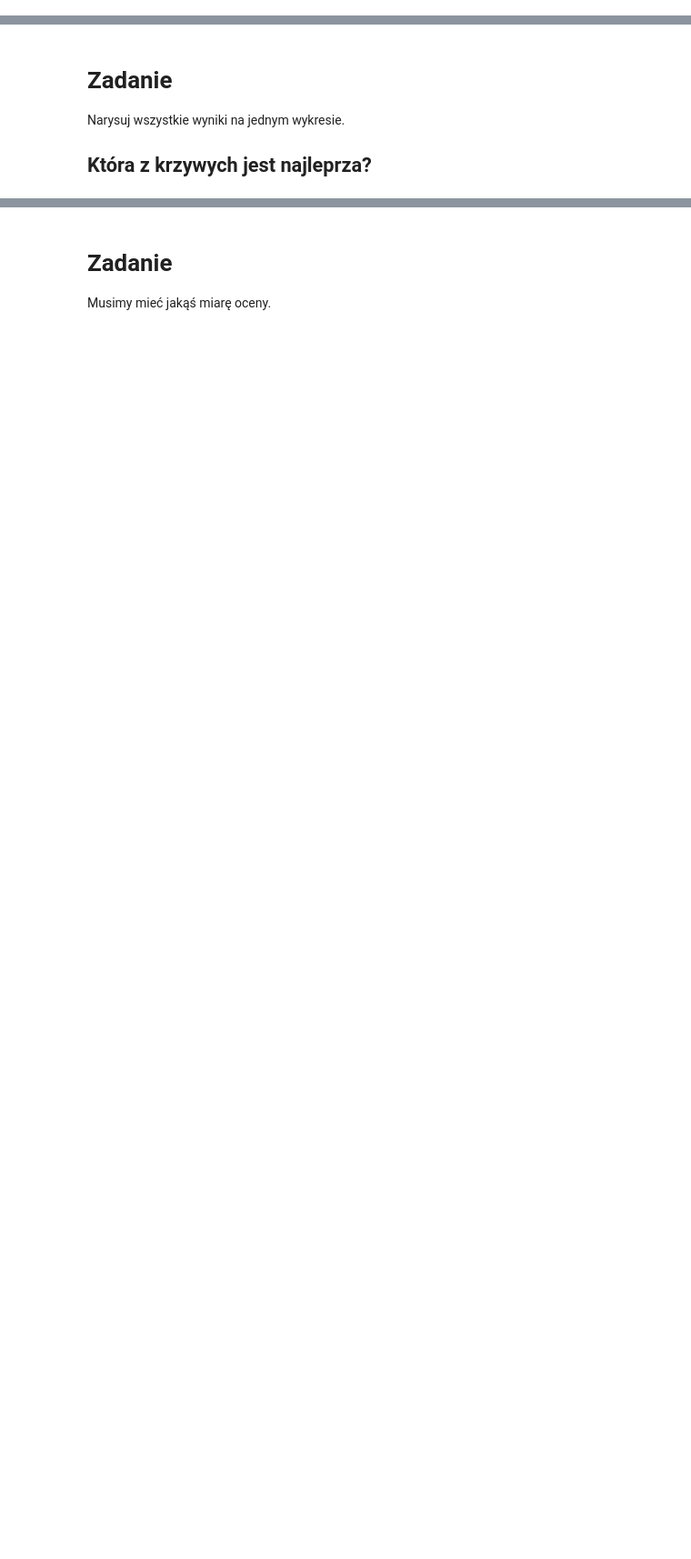
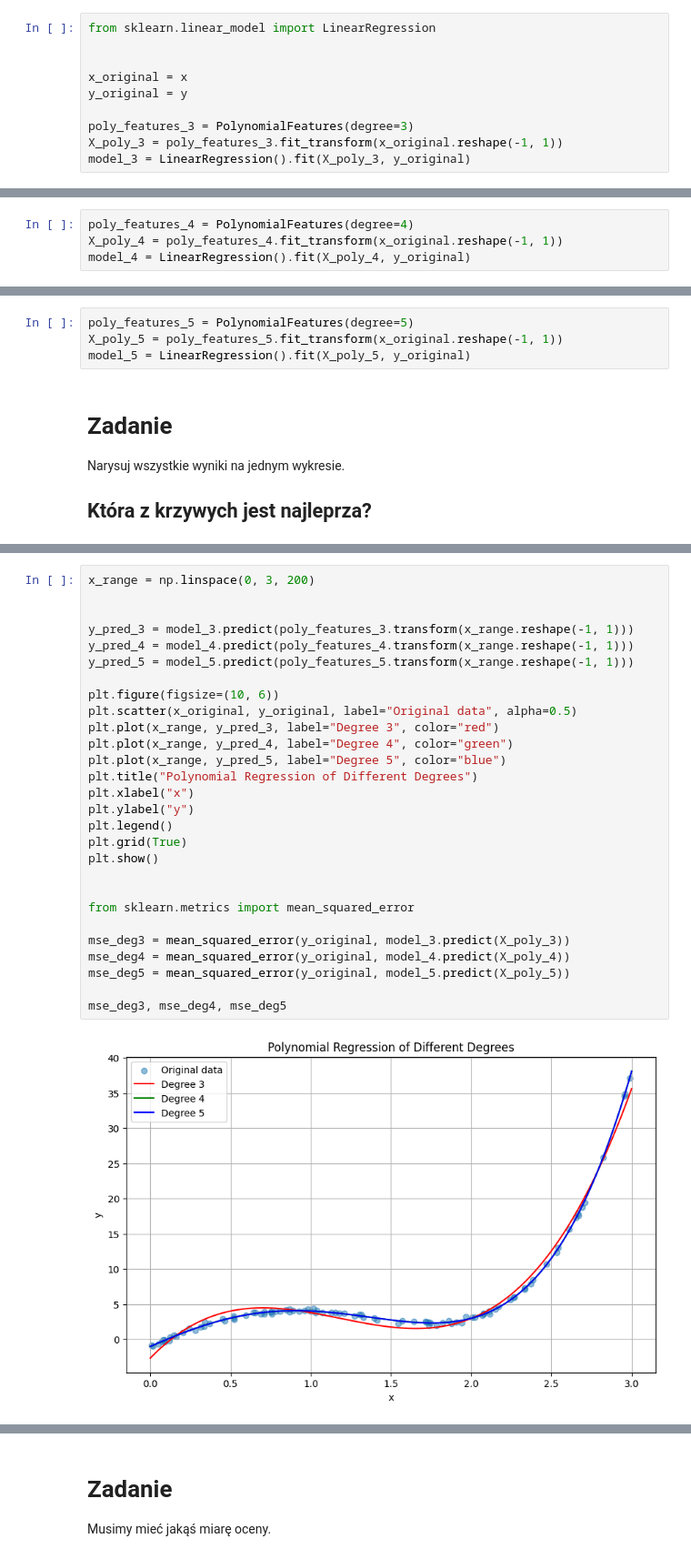
Before and after one commit to sit3kk/Basics-of-Artificial-Intelligence-Notebooks, a Jupyter notebook: Notebooks/6/AD_Z06_A_linear_regression.ipynb, the cells around one changed output, grey strips where cells are left out. Shown: that part at 91% size. Saved outputs shown, nothing was run; the diff lists cells and outputs as text; blank space fills up the shorter version.

```diff
--- a/Notebooks/6/AD_Z06_A_linear_regression.ipynb
+++ b/Notebooks/6/AD_Z06_A_linear_regression.ipynb
@@ -124,6 +118,16 @@ $$
 na naszych danych.
 
 Oraz narysujmy prostą regresji.
+# %%
+from sklearn.linear_model import LinearRegression
+
+
+x_original = x
+y_original = y
+
+poly_features_3 = PolynomialFeatures(degree=3)
+X_poly_3 = poly_features_3.fit_transform(x_original.reshape(-1, 1))
+model_3 = LinearRegression().fit(X_poly_3, y_original)
 # %% [markdown]
 # Zadanie
 Nauczmy prosty model regresji
@@ -135,6 +139,10 @@ $$
 na naszych danych.
 
 Oraz narysujmy prostą regresji.
+# %%
+poly_features_4 = PolynomialFeatures(degree=4)
+X_poly_4 = poly_features_4.fit_transform(x_original.reshape(-1, 1))
+model_4 = LinearRegression().fit(X_poly_4, y_original)
 # %% [markdown]
 # Zadanie
 Nauczmy prosty model regresji
@@ -146,6 +154,10 @@ $$
 na naszych danych.
 
 Oraz narysujmy prostą regresji.
+# %%
+poly_features_5 = PolynomialFeatures(degree=5)
+X_poly_5 = poly_features_5.fit_transform(x_original.reshape(-1, 1))
+model_5 = LinearRegression().fit(X_poly_5, y_original)
 # %% [markdown]
 # Zadanie
 Narysuj wszystkie wyniki na jednym wykresie.
@@ -167,0 +166,30 @@ plt.show()
+# %%
+x_range = np.linspace(0, 3, 200)
+
+
+y_pred_3 = model_3.predict(poly_features_3.transform(x_range.reshape(-1, 1)))
+y_pred_4 = model_4.predict(poly_features_4.transform(x_range.reshape(-1, 1)))
+y_pred_5 = model_5.predict(poly_features_5.transform(x_range.reshape(-1, 1)))
+
+plt.figure(figsize=(10, 6))
+plt.scatter(x_original, y_original, label="Original data", alpha=0.5)
+plt.plot(x_range, y_pred_3, label="Degree 3", color="red")
+plt.plot(x_range, y_pred_4, label="Degree 4", color="green")
+plt.plot(x_range, y_pred_5, label="Degree 5", color="blue")
+plt.title("Polynomial Regression of Different Degrees")
+plt.xlabel("x")
+plt.ylabel("y")
+plt.legend()
+plt.grid(True)
+plt.show()
+
+
+from sklearn.metrics import mean_squared_error
+
+mse_deg3 = mean_squared_error(y_original, model_3.predict(X_poly_3))
+mse_deg4 = mean_squared_error(y_original, model_4.predict(X_poly_4))
+mse_deg5 = mean_squared_error(y_original, model_5.predict(X_poly_5))
+
+mse_deg3, mse_deg4, mse_deg5
+# %% [output]
+[figure, added]
```
Also changed, not shown: parts of 9 cells of this notebook.
